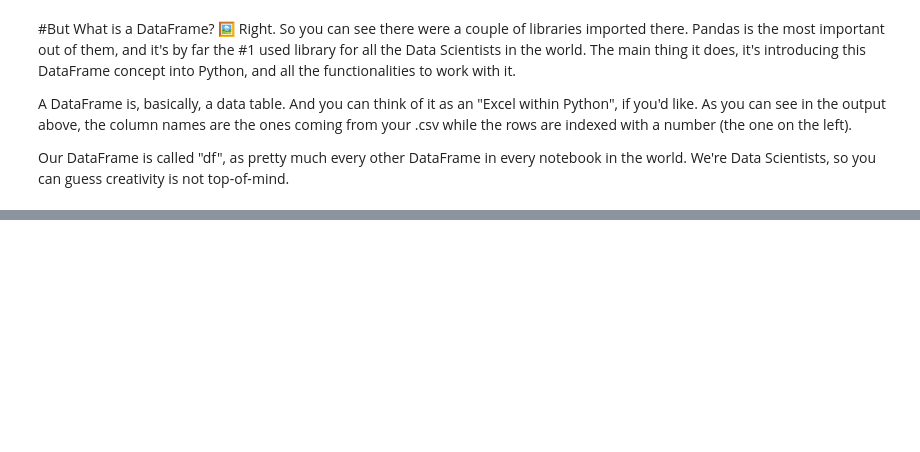
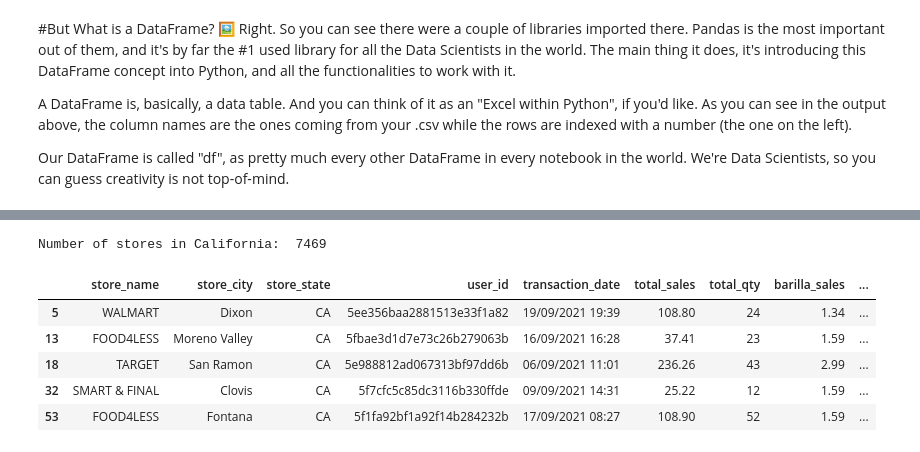
Before and after one commit to bzznrc/Python-101, a Jupyter notebook: FetchDemo.ipynb, the cells around one changed output, grey strips where cells are left out. Cells and saved outputs as stored; diff of their text form; code cells hidden in the pictures; blank space fills up the shorter version.

```diff
--- a/FetchDemo.ipynb
+++ b/FetchDemo.ipynb
@@ -257,0 +230,15 @@ todo:
+# %%
+#Select only the data for California
+isCalifornia = df['store_state'] == 'CA'
+df_cali = df[isCalifornia]
+print("Number of stores in California: ", df_cali.shape[0])
+
+df_cali.head()
+# %% [output]
+Number of stores in California:  7469
+|  | store_name | store_city | store_state | user_id | transaction_date | total_sales | total_qty | barilla_sales | ... |
+| 5 | WALMART | Dixon | CA | 5ee356baa2881513e33f1a82 | 19/09/2021 19:39 | 108.80 | 24 | 1.34 | ... |
+| 13 | FOOD4LESS | Moreno Valley | CA | 5fbae3d1d7e73c26b279063b | 16/09/2021 16:28 | 37.41 | 23 | 1.59 | ... |
+| 18 | TARGET | San Ramon | CA | 5e988812ad067313bf97dd6b | 06/09/2021 11:01 | 236.26 | 43 | 2.99 | ... |
+| 32 | SMART & FINAL | Clovis | CA | 5f7cfc5c85dc3116b330ffde | 09/09/2021 14:31 | 25.22 | 12 | 1.59 | ... |
+| 53 | FOOD4LESS | Fontana | CA | 5f1fa92bf1a92f14b284232b | 17/09/2021 08:27 | 108.90 | 52 | 1.59 | ... |
```
Also changed, not shown: parts of 26 cells of this notebook.
